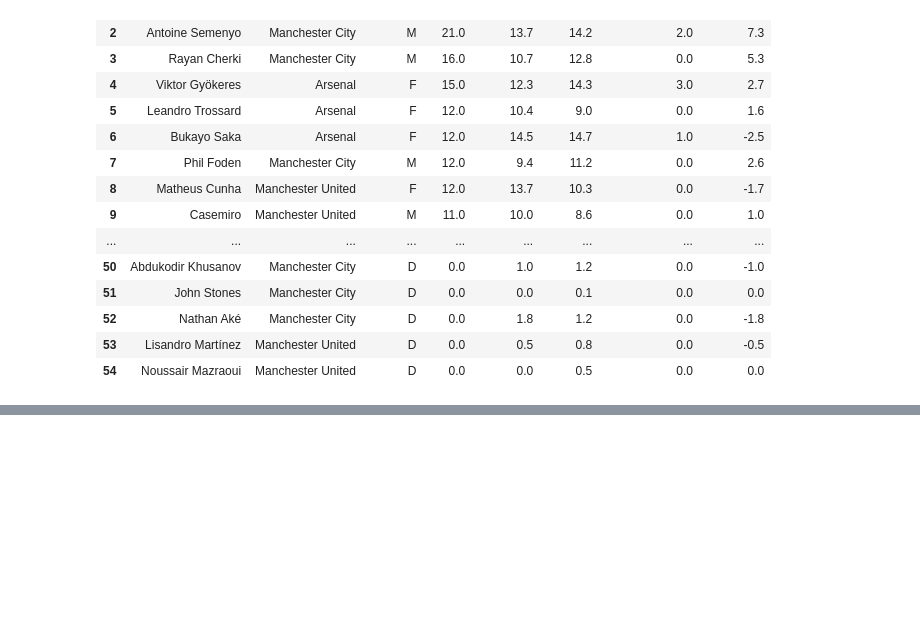
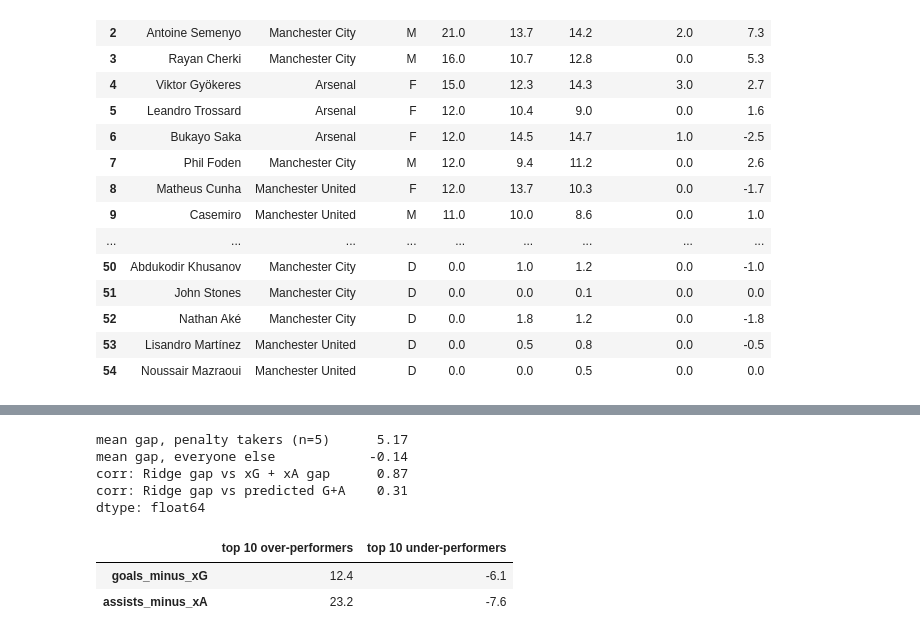
Before and after one commit to Mujtabazadawa/G-A-predictor, a Jupyter notebook: notebooks/ga_predictor.ipynb, the cells around one changed output, grey strips where cells are left out. Drawn from its saved outputs; the diff is of its cells as text; code cells hidden in the pictures; blank space fills up the shorter version.

```diff
--- a/notebooks/ga_predictor.ipynb
+++ b/notebooks/ga_predictor.ipynb
@@ -567,0 +650,24 @@ Biggest under-performers (actual below predicted):
+# %%
+penalty_taker = players["penaltiesTaken"] > 0
+pd.Series({
+    f"mean gap, penalty takers (n={penalty_taker.sum()})": players.loc[penalty_taker, "gap"].mean(),
+    "mean gap, everyone else": players.loc[~penalty_taker, "gap"].mean(),
+    "corr: Ridge gap vs xG + xA gap": players["gap"].corr(players["xg_xa_gap"]),
+    "corr: Ridge gap vs predicted G+A": players["gap"].corr(players["predicted"]),
+}).round(2)
+# %% [output]
+mean gap, penalty takers (n=5)      5.17
+mean gap, everyone else            -0.14
+corr: Ridge gap vs xG + xA gap      0.87
+corr: Ridge gap vs predicted G+A    0.31
+dtype: float64
+# %%
+# Where the over/under-performance comes from: own finishing (goals − xG) or teammates (assists − xA)
+pd.DataFrame({
+    "top 10 over-performers": players.nlargest(10, "gap")[["goals_minus_xG", "assists_minus_xA"]].sum(),
+    "top 10 under-performers": players.nsmallest(10, "gap")[["goals_minus_xG", "assists_minus_xA"]].sum(),
+}).round(1)
+# %% [output]
+|  | top 10 over-performers | top 10 under-performers |
+| goals_minus_xG | 12.4 | -6.1 |
+| assists_minus_xA | 23.2 | -7.6 |
```
Also changed, not shown: parts of 9 cells of this notebook, 3 other files.
